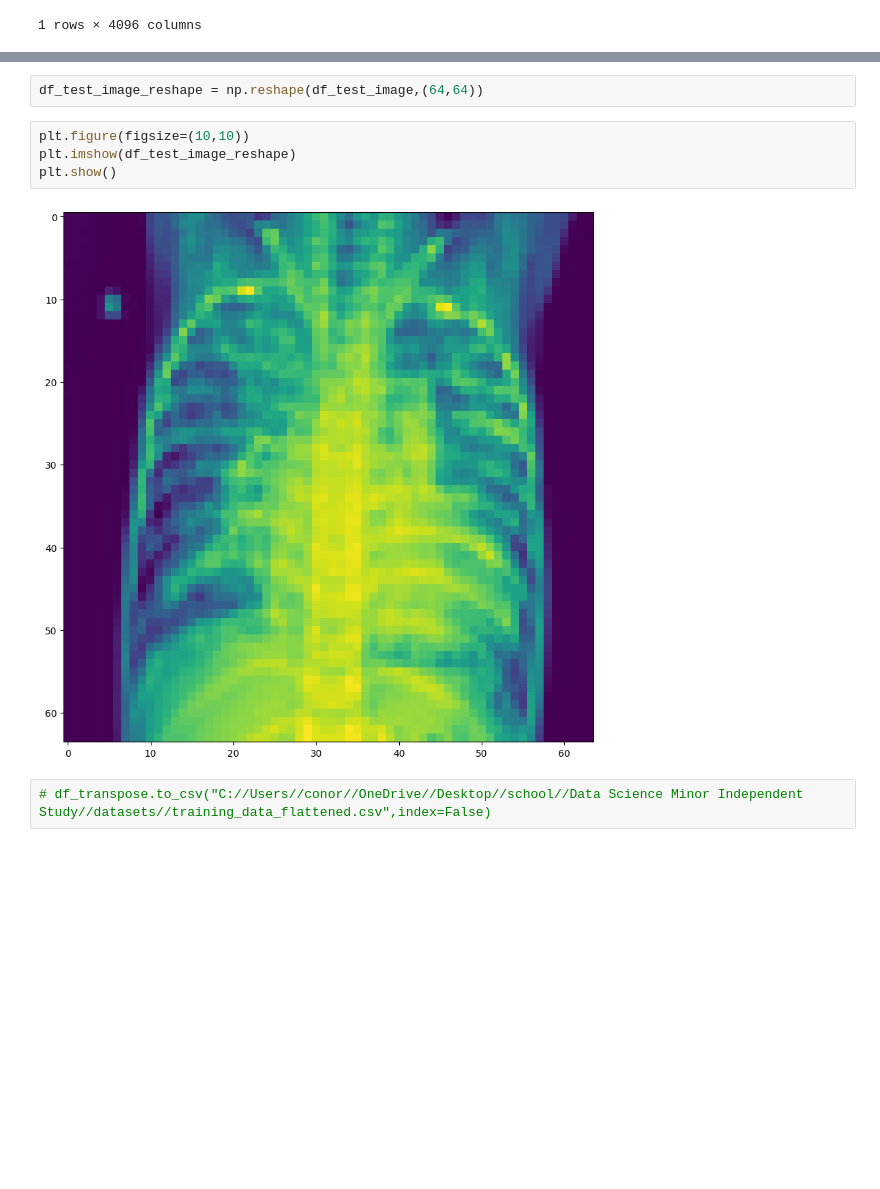
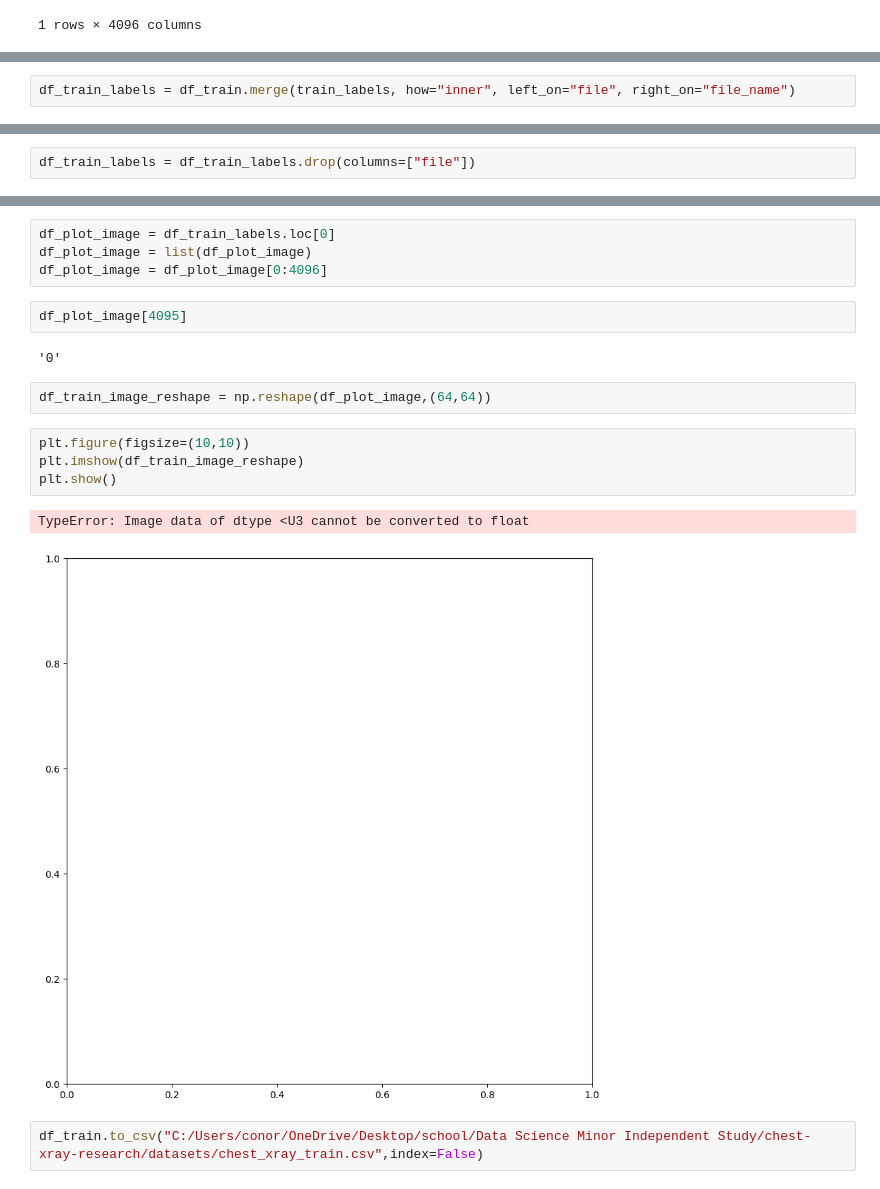
Before and after one commit to conor7276/chest-xray-research, a Jupyter notebook: cleaning/NumpyChestData.ipynb, the cells around one changed output, grey strips where cells are left out. Drawn from its saved outputs; the diff is of its cells as text; blank space fills up the shorter version.

Commit message:
Created csv need to fix plotting issue

```diff
--- a/cleaning/NumpyChestData.ipynb
+++ b/cleaning/NumpyChestData.ipynb
@@ -174,0 +130,2 @@ df_test_image
+# %%
+df_train_labels = df_train.merge(train_labels, how="inner", left_on="file", right_on="file_name")
@@ -174,0 +142,2 @@ df_test_image
+# %%
+df_train_labels = df_train_labels.drop(columns=["file"])
@@ -175,10 +169,19 @@ df_test_image
+# %%
+df_plot_image = df_train_labels.loc[0]
+df_plot_image = list(df_plot_image)
+df_plot_image = df_plot_image[0:4096]
+# %%
+df_plot_image[4095]
+# %% [output]
+'0'
 # %%
-df_test_image_reshape = np.reshape(df_test_image,(64,64))
+df_train_image_reshape = np.reshape(df_plot_image,(64,64))
 # %%
 plt.figure(figsize=(10,10))
-plt.imshow(df_test_image_reshape)
+plt.imshow(df_train_image_reshape)
 plt.show()
 # %% [output]
+TypeError: Image data of dtype <U3 cannot be converted to float
-[figure, old version]
+[figure, new version]
 # %%
-# df_transpose.to_csv("C://Users//conor//OneDrive//Desktop//school//Data Science Minor Independent Study//datasets//training_data_flattened.csv",index=False)
+df_train.to_csv("C:/Users/conor/OneDrive/Desktop/school/Data Science Minor Independent Study/chest-xray-research/datasets/chest_xray_train.csv",index=False)
```
Also changed, not shown: parts of 25 cells of this notebook.
